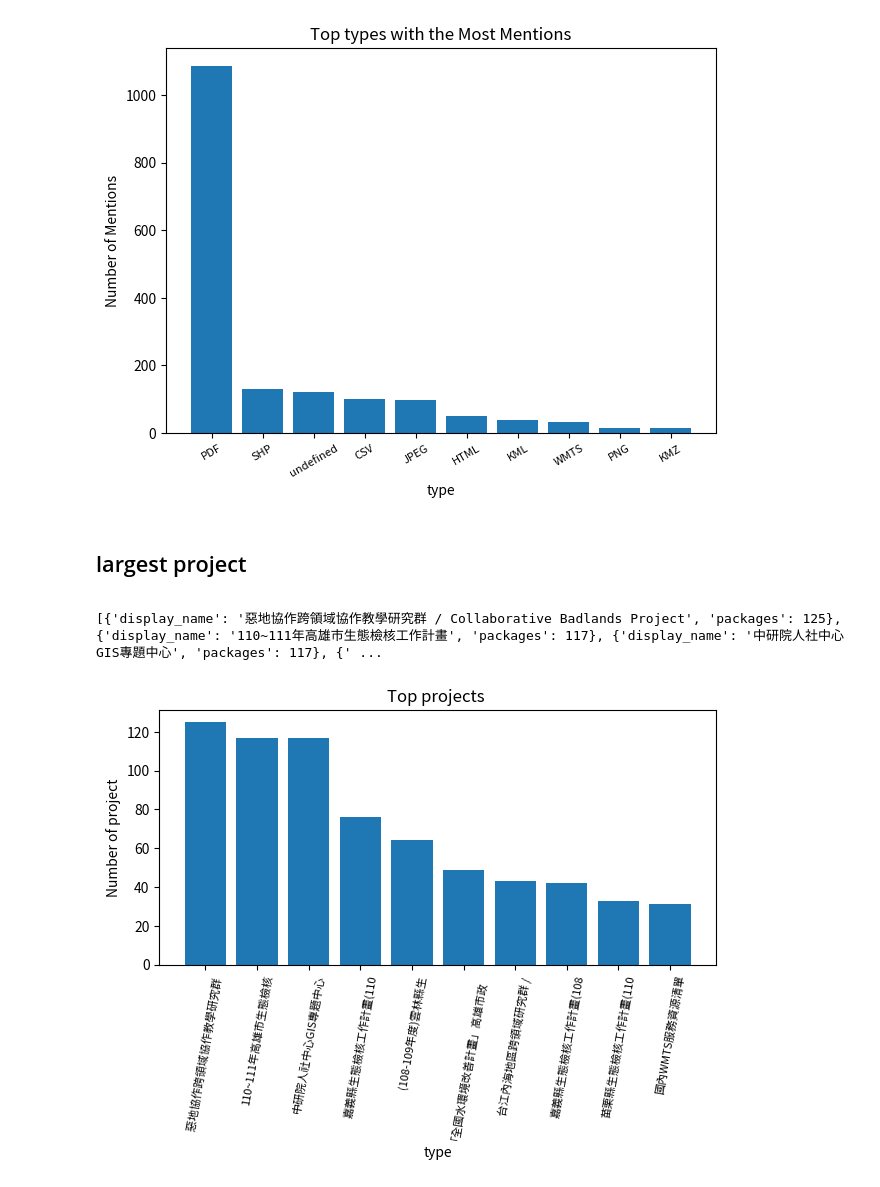
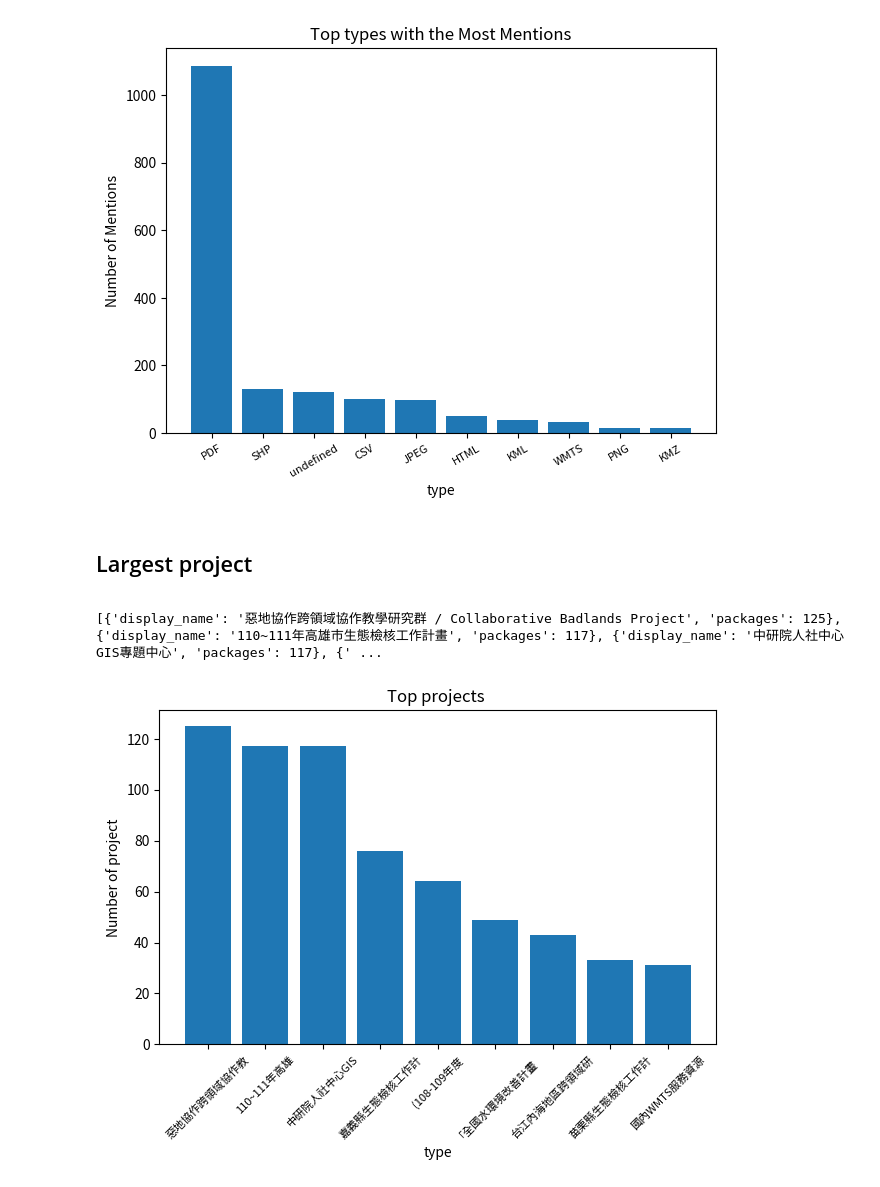
Before and after one commit to weiber2002/depositar_statistic, a Jupyter notebook: hellop/largest_data/largest.ipynb, the cells around one changed output. Saved outputs shown, nothing was run; the diff lists cells and outputs as text; code cells hidden in the pictures.

Commit message:
contract font size in Depositar statistic、largest~

```diff
--- a/hellop/largest_data/largest.ipynb
+++ b/hellop/largest_data/largest.ipynb
@@ -175,28 +175,28 @@ plt.show()
 1841
 [figure]
 # %% [markdown]
-## largest project
+## Largest project
 <p></p>
 # %%
 count_pro = 0
 top_project = []
 
 for i in o_project:
   count_pro += 1
   top_project.append({'display_name':i['display_name'],'packages':i['package_count']})
 
 sort_project = sorted(top_project,key=lambda x:x['packages'],reverse=True)
 pro_values = [i['packages']for i in sort_project[:10]]
-pro_labels = [i['display_name'][:15] for i in sort_project[:10]]
+pro_labels = [i['display_name'][:10] for i in sort_project[:10]]
 print(sort_project[:10])
 plt.bar(pro_labels,pro_values )
 plt.xlabel('type')
 plt.ylabel('Number of project')
-plt.xticks(rotation=80,fontsize=8)
+plt.xticks(rotation=45,fontsize=8)
 plt.tight_layout()
 plt.title('Top projects ')
 
 plt.show()
 # %% [output]
 [{'display_name': '惡地協作跨領域協作教學研究群 / Collaborative Badlands Project', 'packages': 125}, {'display_name': '110~111年高雄市生態檢核工作計畫', 'packages': 117}, {'display_name': '中研院人社中心GIS專題中心', 'packages': 117}, {' ...
-[figure, old version]
+[figure, new version]
```
Also changed, not shown: parts of 8 cells of this notebook, 2 other files.
